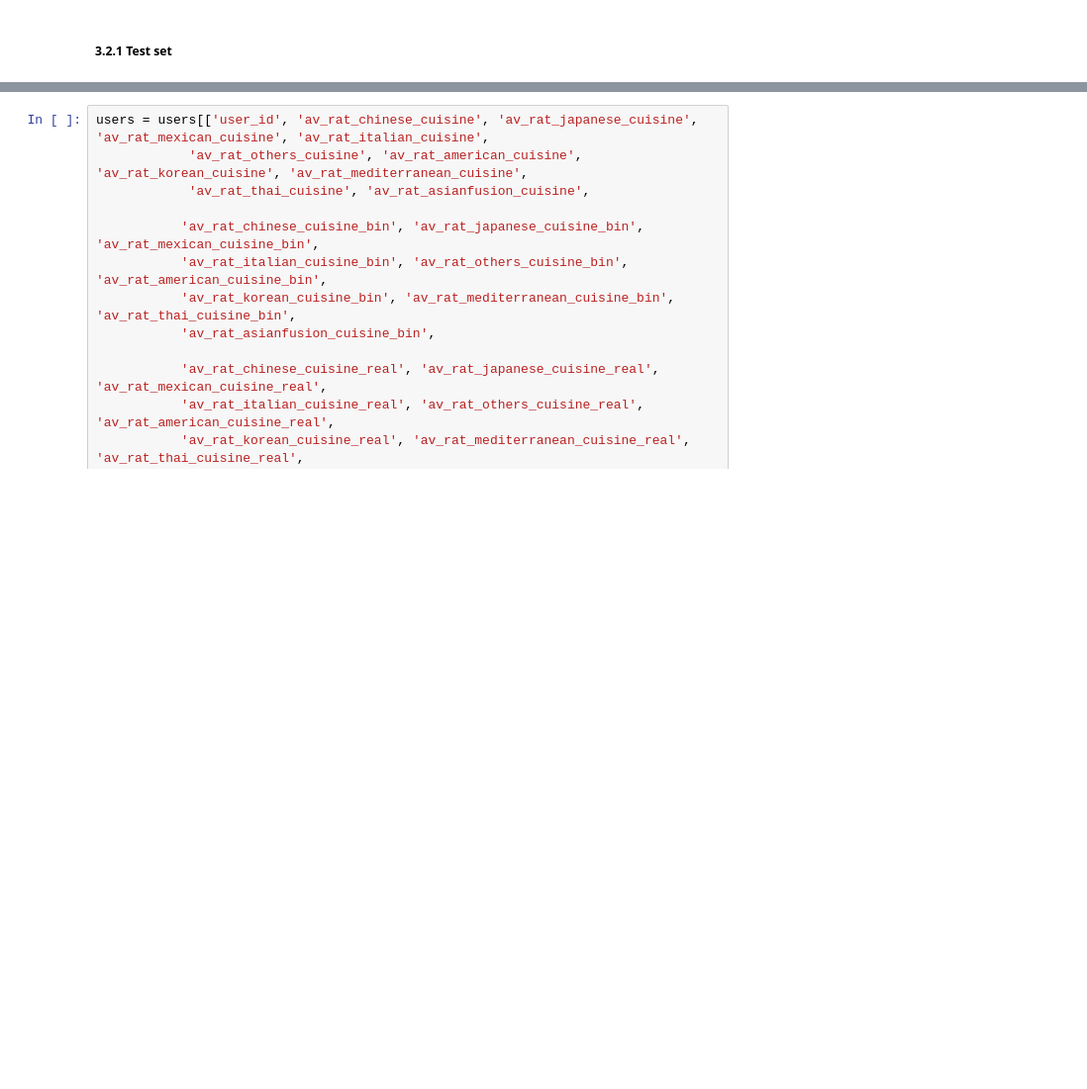
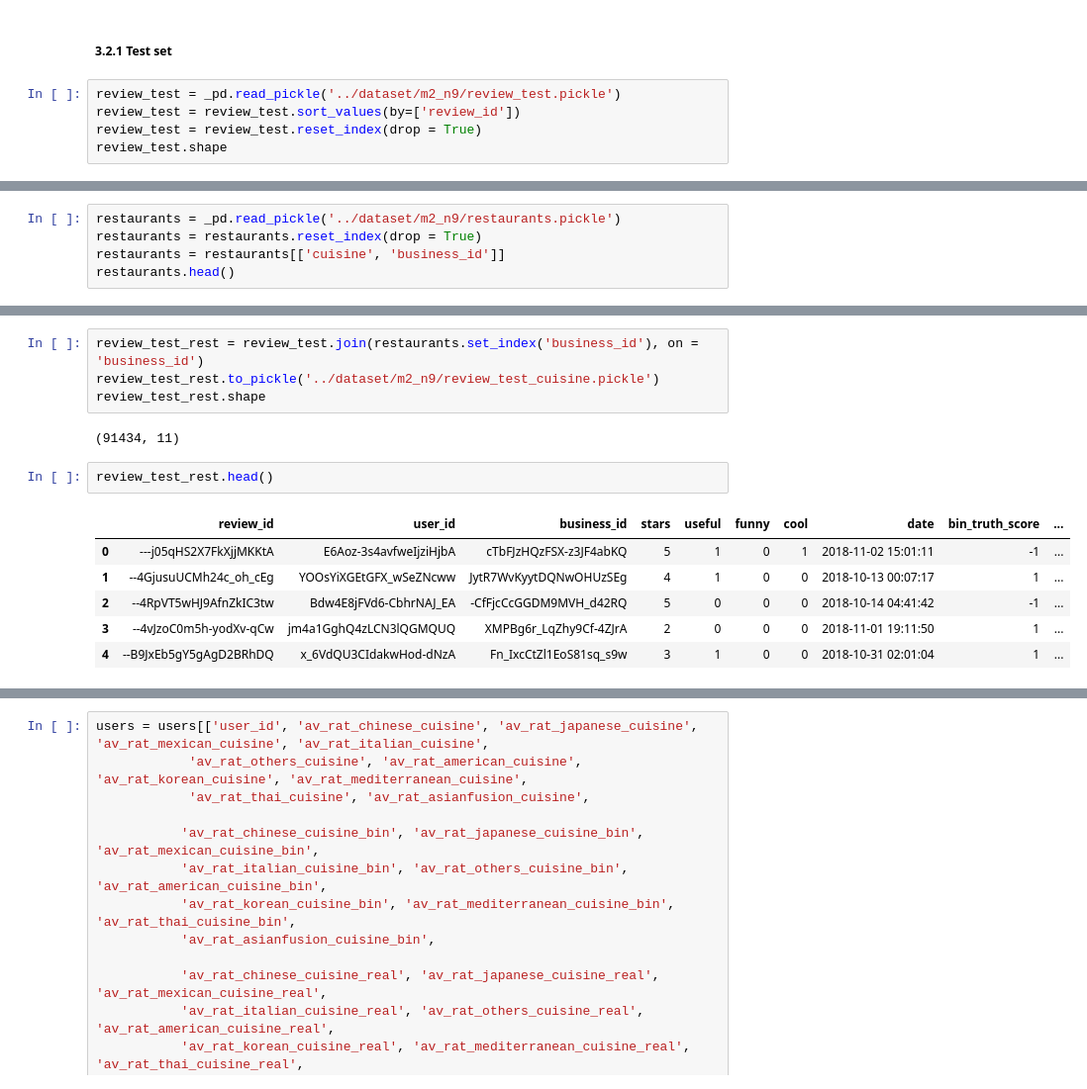
Before and after one commit to GioFic95/restaurant-recommendation-system, a Jupyter notebook: src/main_notebook-multiprocess.ipynb, the cells around one changed output, grey strips where cells are left out. Shown at 99% size. Cells and saved outputs as stored; diff of their text form; blank space fills up the shorter version.

```diff
--- a/src/main_notebook-multiprocess.ipynb
+++ b/src/main_notebook-multiprocess.ipynb
@@ -752,3 +756,8 @@ _del_all()
 #### 3.2. average of the ratings given by a certain user to the categories of a certain restaurant.
 # %% [markdown]
 ##### 3.2.1 Test set
+# %%
+review_test = _pd.read_pickle('../dataset/m2_n9/review_test.pickle')
+review_test = review_test.sort_values(by=['review_id'])
+review_test = review_test.reset_index(drop = True)
+review_test.shape
@@ -754,0 +775,5 @@ _del_all()
+# %%
+restaurants = _pd.read_pickle('../dataset/m2_n9/restaurants.pickle')
+restaurants = restaurants.reset_index(drop = True)
+restaurants = restaurants[['cuisine', 'business_id']]
+restaurants.head()
@@ -755 +787,16 @@ _del_all()
+# %%
+review_test_rest = review_test.join(restaurants.set_index('business_id'), on = 'business_id')
+review_test_rest.to_pickle('../dataset/m2_n9/review_test_cuisine.pickle')
+review_test_rest.shape
+# %% [output]
+(91434, 11)
+# %%
+review_test_rest.head()
+# %% [output]
+|  | review_id | user_id | business_id | stars | useful | funny | cool | date | bin_truth_score | ... |
+| 0 | ---j05qHS2X7FkXjjMKKtA | E6Aoz-3s4avfweIjziHjbA | cTbFJzHQzFSX-z3JF4abKQ | 5 | 1 | 0 | 1 | 2018-11-02 15:01:11 | -1 | ... |
+| 1 | --4GjusuUCMh24c_oh_cEg | YOOsYiXGEtGFX_wSeZNcww | JytR7WvKyytDQNwOHUzSEg | 4 | 1 | 0 | 0 | 2018-10-13 00:07:17 | 1 | ... |
+| 2 | --4RpVT5wHJ9AfnZkIC3tw | Bdw4E8jFVd6-CbhrNAJ_EA | -CfFjcCcGGDM9MVH_d42RQ | 5 | 0 | 0 | 0 | 2018-10-14 04:41:42 | -1 | ... |
+| 3 | --4vJzoC0m5h-yodXv-qCw | jm4a1GghQ4zLCN3lQGMQUQ | XMPBg6r_LqZhy9Cf-4ZJrA | 2 | 0 | 0 | 0 | 2018-11-01 19:11:50 | 1 | ... |
+| 4 | --B9JxEb5gY5gAgD2BRhDQ | x_6VdQU3CIdakwHod-dNzA | Fn_IxcCtZl1EoS81sq_s9w | 3 | 1 | 0 | 0 | 2018-10-31 02:01:04 | 1 | ... |
 # %%
```
Also changed, not shown: parts of 73 cells of this notebook, 1 other file.
